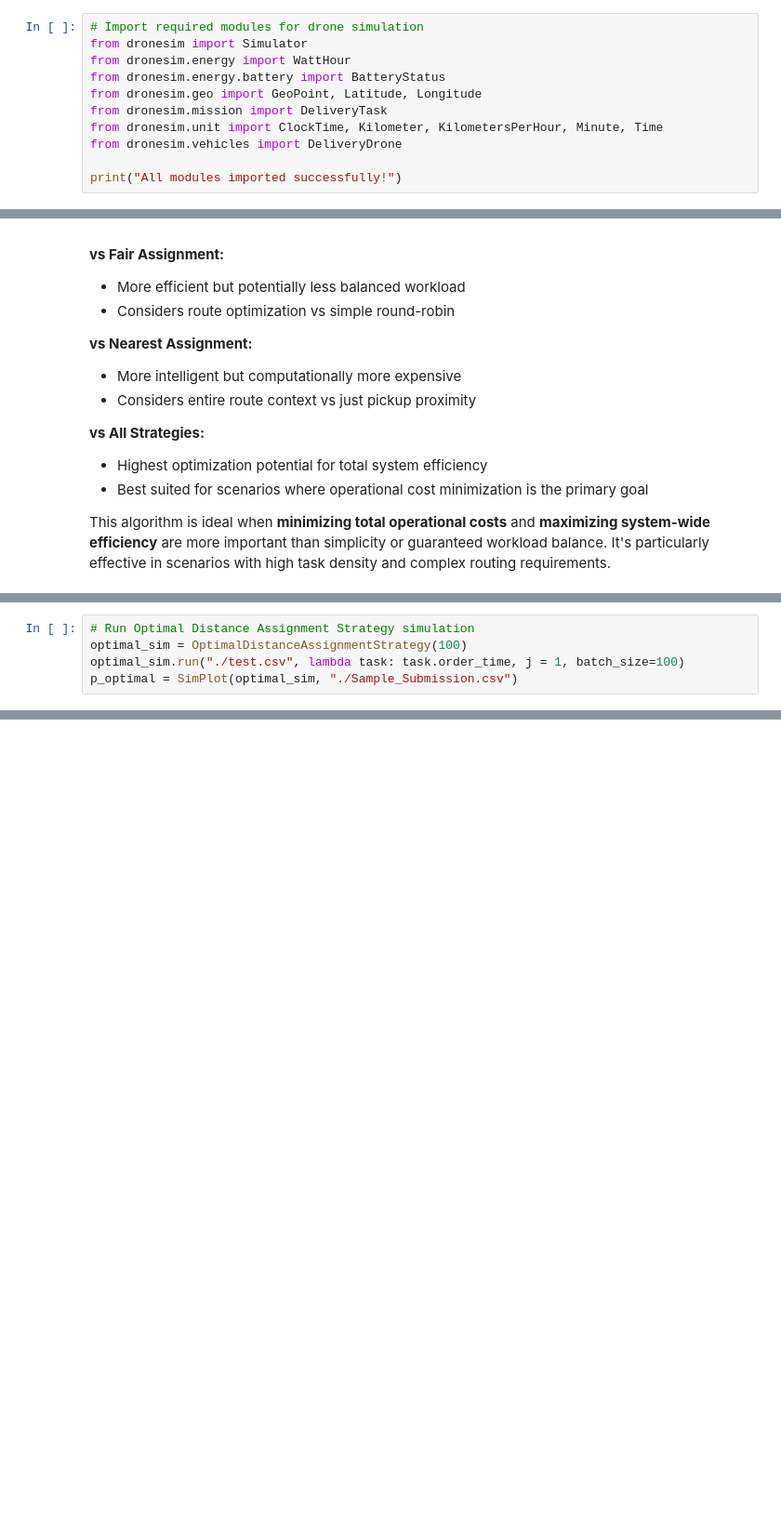
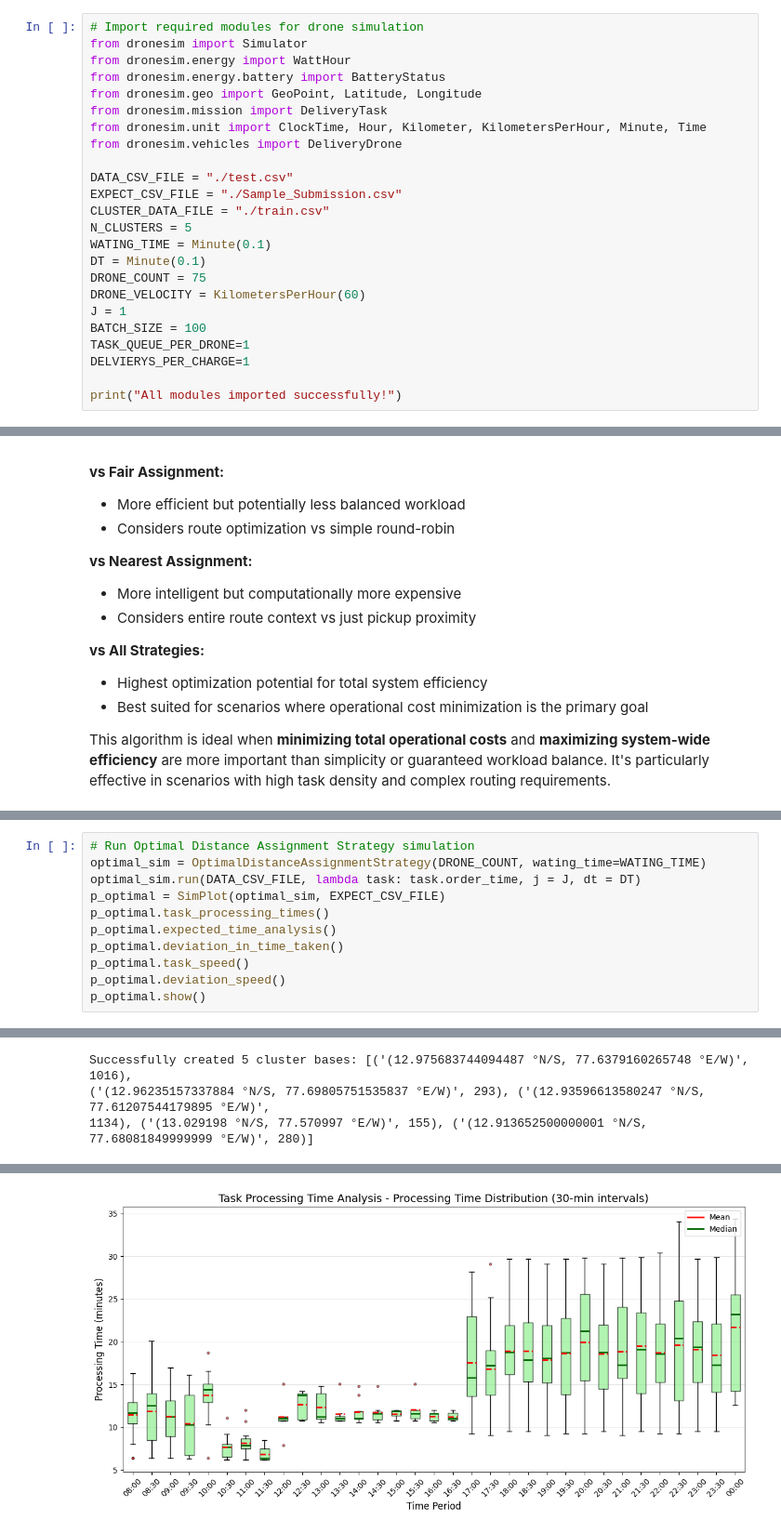
Before and after one commit to sangaje/Drone_Assignment_Simulator, a Jupyter notebook: example/Assignments_Sim.ipynb, the cells around one changed output, grey strips where cells are left out. Shown at 93% size. Drawn from its saved outputs; the diff is of its cells as text; blank space fills up the shorter version.

```diff
--- a/example/Assignments_Sim.ipynb
+++ b/example/Assignments_Sim.ipynb
@@ -19,9 +19,22 @@ from dronesim.energy import WattHour
 from dronesim.energy.battery import BatteryStatus
 from dronesim.geo import GeoPoint, Latitude, Longitude
 from dronesim.mission import DeliveryTask
-from dronesim.unit import ClockTime, Kilometer, KilometersPerHour, Minute, Time
+from dronesim.unit import ClockTime, Hour, Kilometer, KilometersPerHour, Minute, Time
 from dronesim.vehicles import DeliveryDrone
 
+DATA_CSV_FILE = "./test.csv"
+EXPECT_CSV_FILE = "./Sample_Submission.csv"
+CLUSTER_DATA_FILE = "./train.csv"
+N_CLUSTERS = 5
+WATING_TIME = Minute(0.1)
+DT = Minute(0.1)
+DRONE_COUNT = 75
+DRONE_VELOCITY = KilometersPerHour(60)
+J = 1
+BATCH_SIZE = 100
+TASK_QUEUE_PER_DRONE=1
+DELVIERYS_PER_CHARGE=1
+
 print("All modules imported successfully!")
 # %% [output]
 All modules imported successfully!
@@ -815,8 +875,14 @@ class OptimalDistanceAssignmentStrategy(DroneAssignmentsProblemSimulator):
         pass
 # %%
 # Run Optimal Distance Assignment Strategy simulation
-optimal_sim = OptimalDistanceAssignmentStrategy(100)
-optimal_sim.run("./test.csv", lambda task: task.order_time, j = 1, batch_size=100)
-p_optimal = SimPlot(optimal_sim, "./Sample_Submission.csv")
+optimal_sim = OptimalDistanceAssignmentStrategy(DRONE_COUNT, wating_time=WATING_TIME)
+optimal_sim.run(DATA_CSV_FILE, lambda task: task.order_time, j = J, dt = DT)
+p_optimal = SimPlot(optimal_sim, EXPECT_CSV_FILE)
+p_optimal.task_processing_times()
+p_optimal.expected_time_analysis()
+p_optimal.deviation_in_time_taken()
+p_optimal.task_speed()
+p_optimal.deviation_speed()
+p_optimal.show()
 # %% [output]
 [interactive output not drawn]
@@ -840,0 +890,3 @@ p_optimal = SimPlot(optimal_sim, "./Sample_Submission.csv")
+Successfully created 5 cluster bases: [('(12.975683744094487 °N/S, 77.6379160265748 °E/W)', 1016),
+('(12.96235157337884 °N/S, 77.69805751535837 °E/W)', 293), ('(12.93596613580247 °N/S, 77.61207544179895 °E/W)',
+1134), ('(13.029198 °N/S, 77.570997 °E/W)', 155), ('(12.913652500000001 °N/S, 77.68081849999999 °E/W)', 280)]
@@ -841,0 +928 @@ p_optimal = SimPlot(optimal_sim, "./Sample_Submission.csv")
+[figure, added]
```
Also changed, not shown: parts of 17 cells of this notebook, 29 other files.
